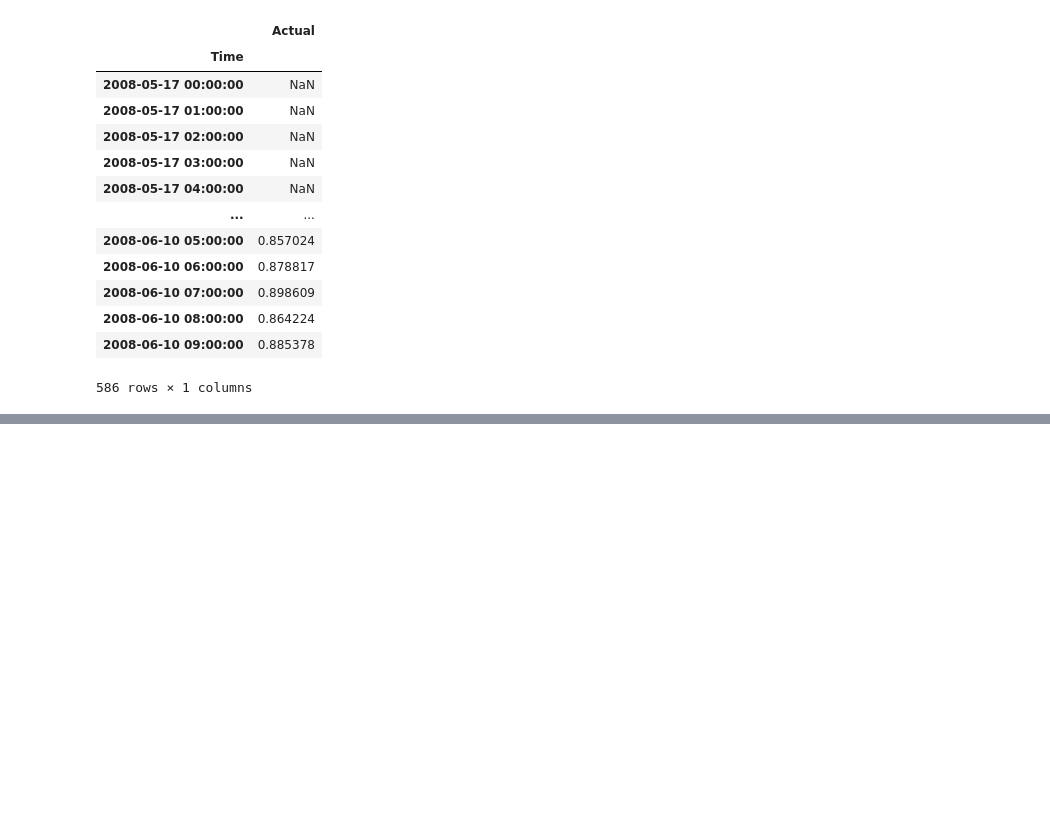
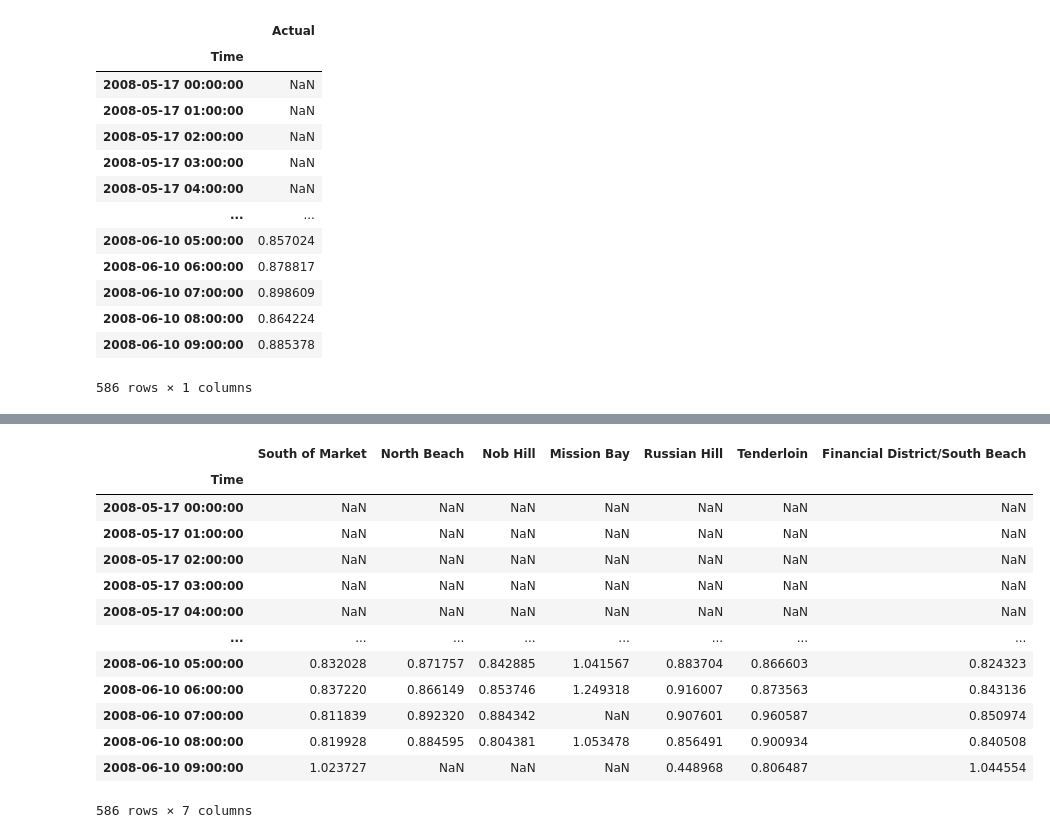
Before and after one commit to DVL-Sejong/congestion-pricing, a Jupyter notebook: .experiment/calc_tci.ipynb, the cells around one changed output, grey strips where cells are left out. Drawn from its saved outputs; the diff is of its cells as text; code cells hidden in the pictures; blank space fills up the shorter version.

```diff
--- a/.experiment/tci_per_date.ipynb
+++ b/.experiment/calc_tci.ipynb
@@ -200,0 +264,21 @@ city_tci_time_df.to_csv("../static/data/sanfrancisco/city_tci_time.csv")
+# %%
+district_tci_time_map = {}
+for district in district_roads.keys():
+    district_tci_time_map[district] = tci_time_df.loc[:, district_roads[district]].mean(axis=1)
+district_tci_time_df = pd.concat(district_tci_time_map, axis=1)
+district_tci_time_df
+# %% [output]
+|  | South of Market | North Beach | Nob Hill | Mission Bay | Russian Hill | Tenderloin | Financial District/South Beach |
+| Time |  |  |  |  |  |  |  |
+| 2008-05-17 00:00:00 | NaN | NaN | NaN | NaN | NaN | NaN | NaN |
+| 2008-05-17 01:00:00 | NaN | NaN | NaN | NaN | NaN | NaN | NaN |
+| 2008-05-17 02:00:00 | NaN | NaN | NaN | NaN | NaN | NaN | NaN |
+| 2008-05-17 03:00:00 | NaN | NaN | NaN | NaN | NaN | NaN | NaN |
+| 2008-05-17 04:00:00 | NaN | NaN | NaN | NaN | NaN | NaN | NaN |
+| ... | ... | ... | ... | ... | ... | ... | ... |
+| 2008-06-10 05:00:00 | 0.832028 | 0.871757 | 0.842885 | 1.041567 | 0.883704 | 0.866603 | 0.824323 |
+| 2008-06-10 06:00:00 | 0.837220 | 0.866149 | 0.853746 | 1.249318 | 0.916007 | 0.873563 | 0.843136 |
+| 2008-06-10 07:00:00 | 0.811839 | 0.892320 | 0.884342 | NaN | 0.907601 | 0.960587 | 0.850974 |
+| 2008-06-10 08:00:00 | 0.819928 | 0.884595 | 0.804381 | 1.053478 | 0.856491 | 0.900934 | 0.840508 |
+| 2008-06-10 09:00:00 | 1.023727 | NaN | NaN | NaN | 0.448968 | 0.806487 | 1.044554 |
+586 rows × 7 columns
```
Also changed, not shown: parts of 11 cells of this notebook, 11 other files.
